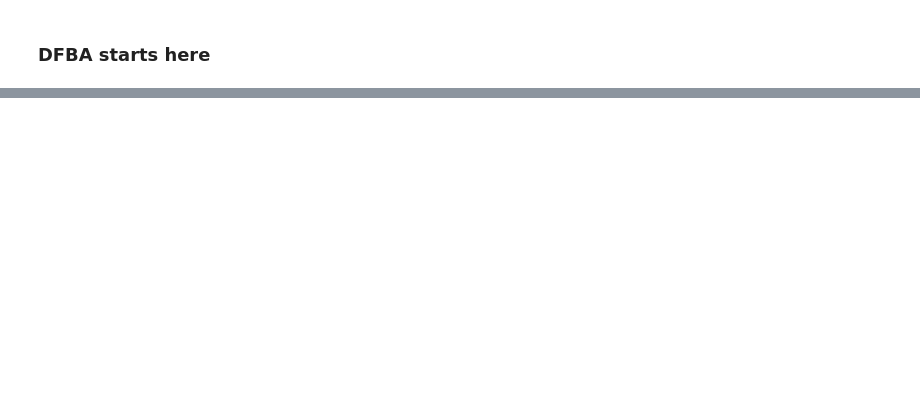
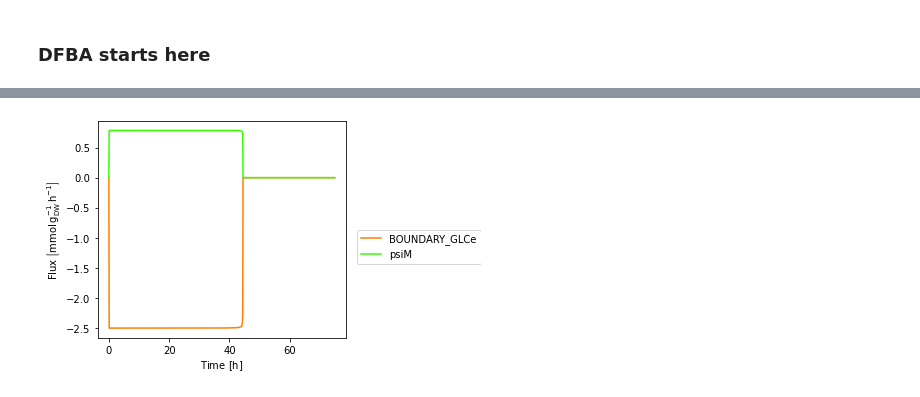
Before and after one commit to 27410/27410-2020-group-project-group13_psilocybin_a-niger, a Jupyter notebook: Analysis/02-DFBA.ipynb, the cells around one changed output, grey strips where cells are left out. Saved outputs shown, nothing was run; the diff lists cells and outputs as text; code cells hidden in the pictures; blank space fills up the shorter version.

```diff
--- a/Analysis/02-DFBA.ipynb
+++ b/Analysis/02-DFBA.ipynb
@@ -88,0 +79,4 @@ plot_concentrations(concentrations)
+# %%
+plot_trajectories(trajectories)
+# %% [output]
+[figure, added]
```
Also changed, not shown: parts of 12 cells of this notebook.
